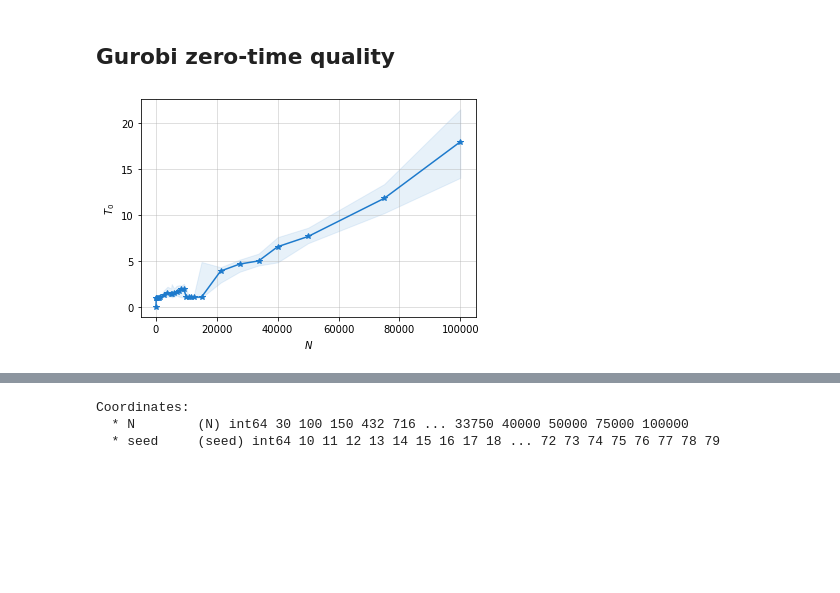
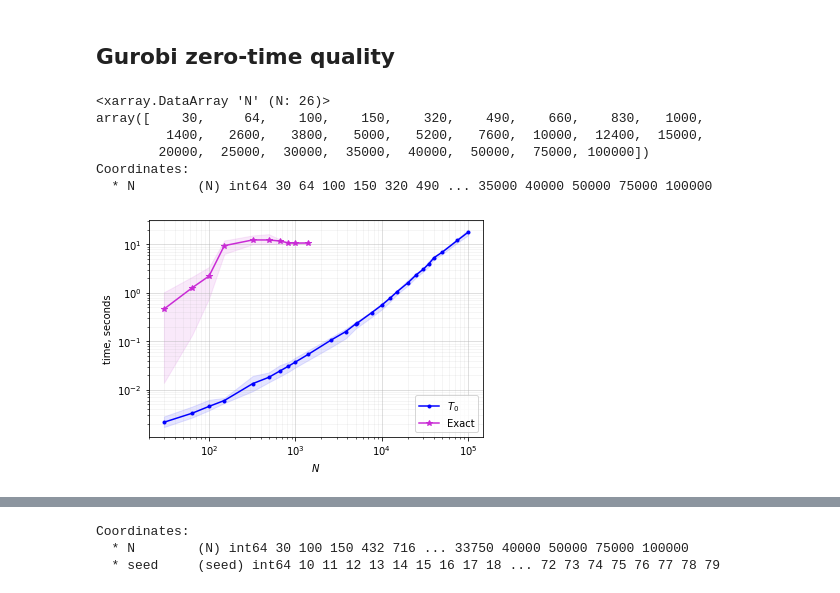
Before and after one commit to danlkv/quantum-classical-time-maxcut, a Jupyter notebook: plots/Quantum match gurobi time [figure5, 6].ipynb, the cells around one changed output, grey strips where cells are left out. Saved outputs shown, nothing was run; the diff lists cells and outputs as text; code cells hidden in the pictures; blank space fills up the shorter version.

```diff
--- a/plots/Quantum match gurobi time vs p-Copy1.ipynb
+++ b/plots/Quantum match gurobi time [figure5, 6].ipynb
@@ -15,14 +16,25 @@ import pandas as pd
 def to_mh(item) -> miplog_helper.MiplogData:
     starts, *diffs = item
     return miplog_helper.MiplogData.from_start_and_diffs(starts, diffs)
+
+def load_json_zlib(file):
+    with open(file, 'rb') as f:
+        data = f.read()
+    jss = zlib.decompress(data)
+    dic = json.loads(jss)
+    return xar.DataArray.from_dict(dic)
 # %% [markdown]
 #a# Gurobi performance for different approximation ratio
 ### Read data
 # %%
-data_match = pickle.load(open('../data/gurobi_match.pkl', 'rb'))
+data_match = load_json_zlib('../data/gurobi_match_d3_gpsymLin2.json.zlib')
 data_opt = xar.open_dataarray('../data/gurobi_opt_threads1.nc')
 quantum_data = xar.open_dataarray('../data/quantum_nsamples1000_d3.nc')
 mip_data = pd.read_csv('../data/message_passing_data.csv')
+gurobi_single_run = pickle.load(open('../data/gurobi_single_N256_seeds100.pkl', 'rb'))
+flip_repetetive = np.load('../data/FLIP_repetetive.npy')
+mqlib_results = load_json_zlib('../data/mqlib_results_v_N.json.zlib')
+#mqlib_results = pickle.load(open('../data/mqlib_data.pkl', 'rb'))
 # %%
 data_match.coords
 # %% [output]
@@ -82,7 +94,7 @@ Coordinates:
   * N        (N) int64 100 500 1000 5000 10000 50000 100000
   * seed     (seed) int64 0 1 2 3 4 5 6 7 8 ... 992 993 994 995 996 997 998 999
 # %%
-def get_colors(n, cm=plt.cm.gnuplot2, offset=0.2):
+def get_colors(n, cm=plt.cm.gnuplot2, offset=0.25):
     return [cm(offset + x*(1-2*offset)) for x in np.linspace(0, 1, n)]
 # %%
 def approx_ratio(p):
@@ -155,22 +197,38 @@ from functools import partial
+# %%
+data_match.N
+# %% [output]
+<xarray.DataArray 'N' (N: 26)>
+array([    30,     64,    100,    150,    320,    490,    660,    830,   1000,
+         1400,   2600,   3800,   5000,   5200,   7600,  10000,  12400,  15000,
+        20000,  25000,  30000,  35000,  40000,  50000,  75000, 100000])
+Coordinates:
+  * N        (N) int64 30 64 100 150 320 490 ... 35000 40000 50000 75000 100000
 # %%
 first_dps = xar.apply_ufunc(datapoint_at_time, data_match, vectorize=True)
-minutes = 60
-T = 10*minutes
+T = np.inf
+T = 10
 t_dps = xar.apply_ufunc(partial(datapoint_at_time, time=T), data_match, vectorize=True)
+tms_t = xar.apply_ufunc(lambda x: x['time'], t_dps, vectorize=True)
+
 tms = xar.apply_ufunc(lambda x: x['time'], first_dps, vectorize=True)
-tms_t = xar.apply_ufunc(lambda x: x['time'], t_dps, vectorize=True)
 lbs = xar.apply_ufunc(lambda x: x['lb'], first_dps, vectorize=True)
 
-color = '#1d7acc'
-plt.ylabel('$T_0$')
+colors = get_colors(3)
+color = colors[0]
+plt.ylabel('time, seconds')
 plt.xlabel('$N$')
-plot_with_statband(first_dps.N, tms, .8, '*-', color=color)
-#plot_with_statband(t_dps.N, tms_t, .8, '*-', color=color)
+plt.loglog()
+start = 0
+dps_end = 10
+plot_with_statband_mean(first_dps.N[start:], tms[start:], .8, '.-', color=color, label='$T_0$')
+plot_with_statband_mean(t_dps.N[:dps_end], tms_t[:dps_end], .8, '*-', color=colors[1], label='Exact')
 #plt.plot(first_dps.N, tms.median('seed'), '*-')
+plt.legend()
 plt.grid(alpha=.5)
+plt.grid(which='minor', alpha=.15)
 plt.savefig('./pdf/t0_gurobi_default.pdf')
 # %% [output]
-[figure, old version]
+[figure, new version]
 # %%
 mip_data_xar.coords
 # %% [output]
```
Also changed, not shown: parts of 25 cells of this notebook, 8 other files.
